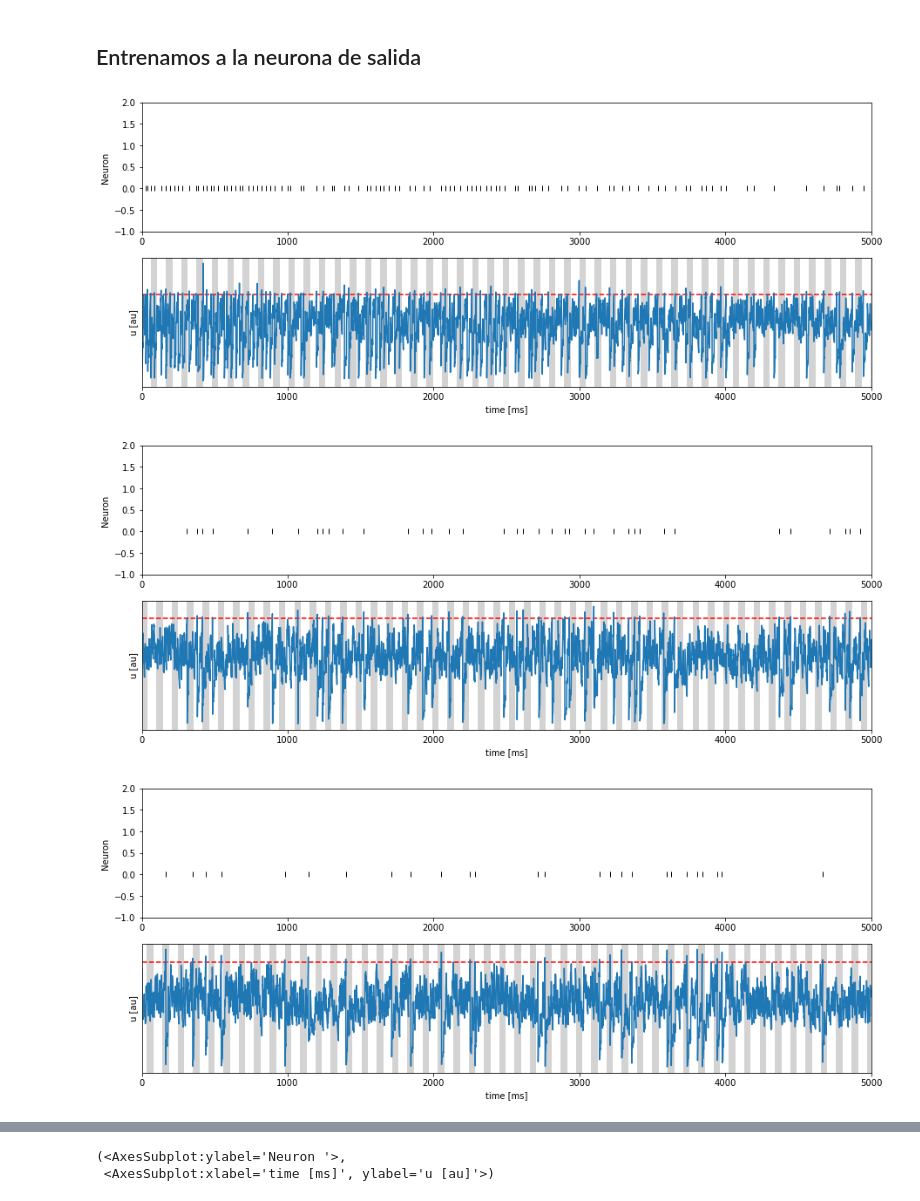
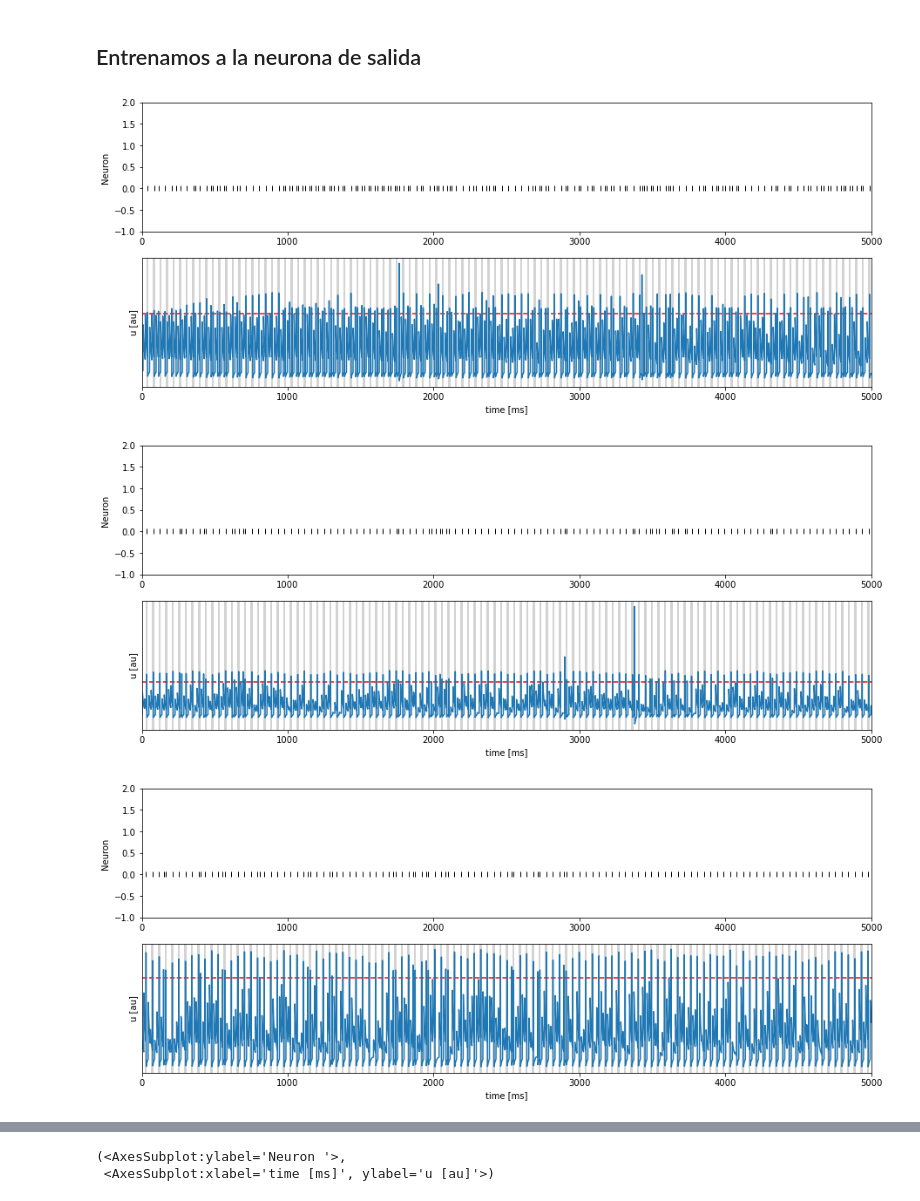
Before and after one commit to mmaximiliano/SDNN, a Jupyter notebook: patterns/SequenceVisualizer.ipynb, the cells around one changed output, grey strips where cells are left out. Saved outputs shown, nothing was run; the diff lists cells and outputs as text; code cells hidden in the pictures.

```diff
--- a/patterns/SequenceVisualizer.ipynb
+++ b/patterns/SequenceVisualizer.ipynb
@@ -65,44 +65,45 @@ Spikes: 41409
 # %% [markdown]
 ## Entrenamos a la neurona de salida
 # %%
-pat_times = np.load('./sequences/pat_i_0.npy')
-Sin_tmp = Sin_out.clone().detach()
+pat_times = np.load('./sequences/pat_two_nums.npy')
+Sin_tmp = Sin_out_s.clone().detach()
 T = Sin_tmp.shape[0]
 N_out = 1
 N_in = Sin_tmp.shape[1]
-th = 15.
+th = 3.5
 
 singleNeuron = STDPLIFDensePopulation(in_channels=N_in, out_channels=N_out,
                                         weight=0.7, alpha=float(np.exp(-1e-3/10e-3)),
                                         beta=float(np.exp(-1e-3/2e-5)), delay=0,
                                         th=th, a_plus=.03125, a_minus=.045625,
                                         w_max=1.)
 Sin = Sin_tmp.clone().detach()
 
 # Pre-procesamos PSpikes y NSpikes
 dt_ltp = 20  # Cantidad de timesteps que miro hacia atras
 dt_ltd = 70  # Cantidad de timesteps que miro hacia delante
 PSpikes = preSpikes(T, dt_ltp, torch.zeros(T, N_in), Sin)
 NSpikes = nextSpikes(T, dt_ltd, torch.zeros(T, N_in), Sin)
 
 # Realizamos el entrenamiento STDP
 Uprobe = np.empty([T, N_out])
 Iprobe = np.empty([T, N_out])
 Sprobe = np.empty([T, N_out])
 for n in range(T):
     state = singleNeuron.forward(Sin[n].unsqueeze(0), PSpikes[n], NSpikes[n-1])
     Uprobe[n] = state.U.data.numpy()
     Iprobe[n] = state.I.data.numpy()
     Sprobe[n] = state.S.data.numpy()
 
 sv_utils.plotLIF(U=Uprobe[0:5000], S=Sprobe[0:5000], pat_times=pat_times[0:5000], th=th)
 sv_utils.plotLIF(U=Uprobe[5000:10000], S=Sprobe[5000:10000], pat_times=pat_times[5000:10000], th=th)
 sv_utils.plotLIF(U=Uprobe[10000:15000], S=Sprobe[10000:15000], pat_times=pat_times[10000:15000], th=th)
 sv_utils.plotLIF(U=Uprobe[15000:20000], S=Sprobe[15000:20000], pat_times=pat_times[15000:20000], th=th)
 sv_utils.plotLIF(U=Uprobe[20000:25000], S=Sprobe[20000:25000], pat_times=pat_times[20000:25000], th=th)
-#sv_utils.plotLIF(U=Uprobe[25000:30000], S=Sprobe[25000:30000], pat_times=pat_times[25000:30000], th=th)
-#sv_utils.plotLIF(U=Uprobe[30000:35000], S=Sprobe[30000:35000], pat_times=pat_times[30000:35000], th=th)
+sv_utils.plotLIF(U=Uprobe[25000:30000], S=Sprobe[25000:30000], pat_times=pat_times[25000:30000], th=th)
+sv_utils.plotLIF(U=Uprobe[30000:35000], S=Sprobe[30000:35000], pat_times=pat_times[30000:35000], th=th)
+sv_utils.plotLIF(U=Uprobe[35000:37500], S=Sprobe[35000:37500], pat_times=pat_times[35000:37500], th=th)
 # %% [output]
-[figure, old version]
+[figure, new version]
-[figure, old version]
+[figure, new version]
-[figure, old version]
+[figure, new version]
```
Also changed, not shown: parts of 4 cells of this notebook.
